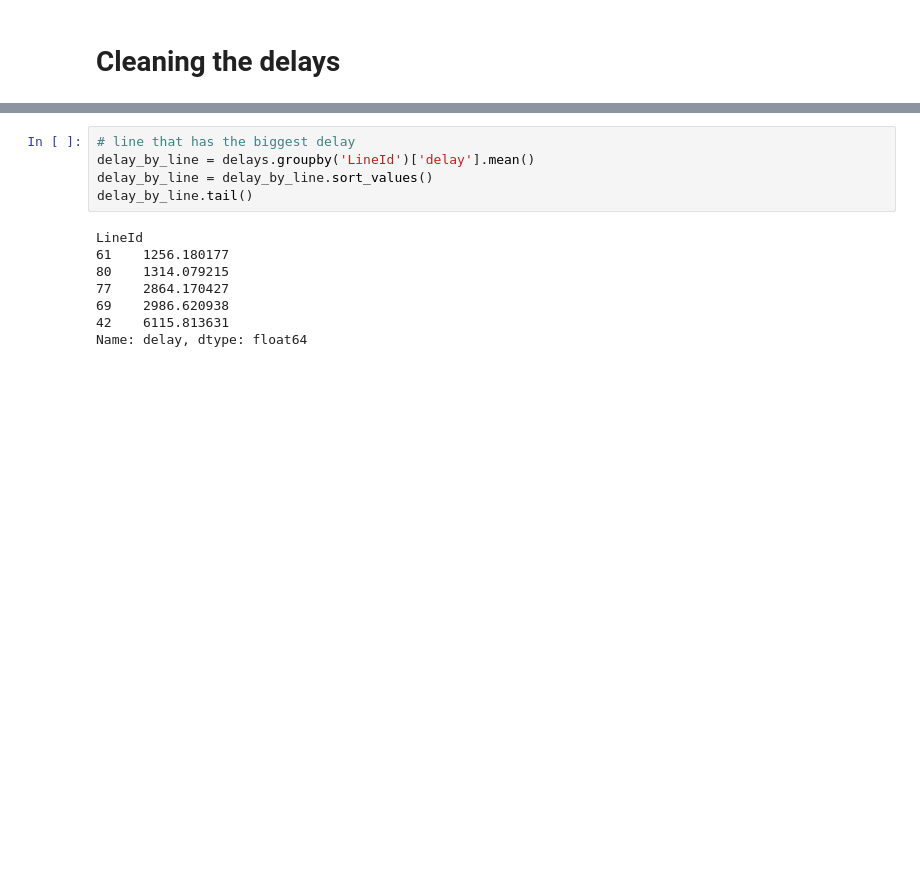
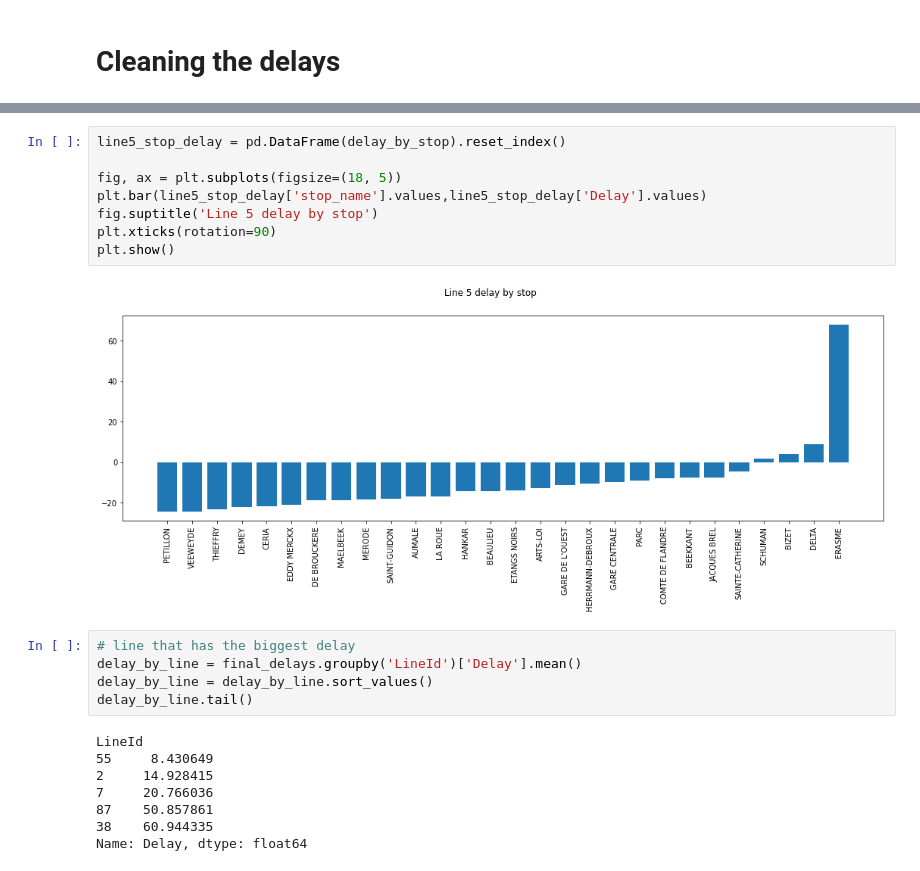
Before and after one commit to abroniewski/STIB-Hach-My-Ride, a Jupyter notebook: notebooks/assignment_2.ipynb, the cells around one changed output, grey strips where cells are left out. Drawn from its saved outputs; the diff is of its cells as text; blank space fills up the shorter version.

```diff
--- a/notebooks/assignment_2.ipynb
+++ b/notebooks/assignment_2.ipynb
@@ -332,16 +664,26 @@ Name: delay, dtype: float64
+# %%
+line5_stop_delay = pd.DataFrame(delay_by_stop).reset_index()
+
+fig, ax = plt.subplots(figsize=(18, 5))
+plt.bar(line5_stop_delay['stop_name'].values,line5_stop_delay['Delay'].values)
+fig.suptitle('Line 5 delay by stop')
+plt.xticks(rotation=90)
+plt.show()
+# %% [output]
+[figure, added]
 # %%
 # line that has the biggest delay
-delay_by_line = delays.groupby('LineId')['delay'].mean()
+delay_by_line = final_delays.groupby('LineId')['Delay'].mean()
 delay_by_line = delay_by_line.sort_values()
 delay_by_line.tail()
 # %% [output]
 LineId
-61    1256.180177
-80    1314.079215
-77    2864.170427
-69    2986.620938
-42    6115.813631
-Name: delay, dtype: float64
+55     8.430649
+2     14.928415
+7     20.766036
+87    50.857861
+38    60.944335
+Name: Delay, dtype: float64
 # %%
 # line that is early
 delay_by_line.head()
```
Also changed, not shown: parts of 154 cells of this notebook.
